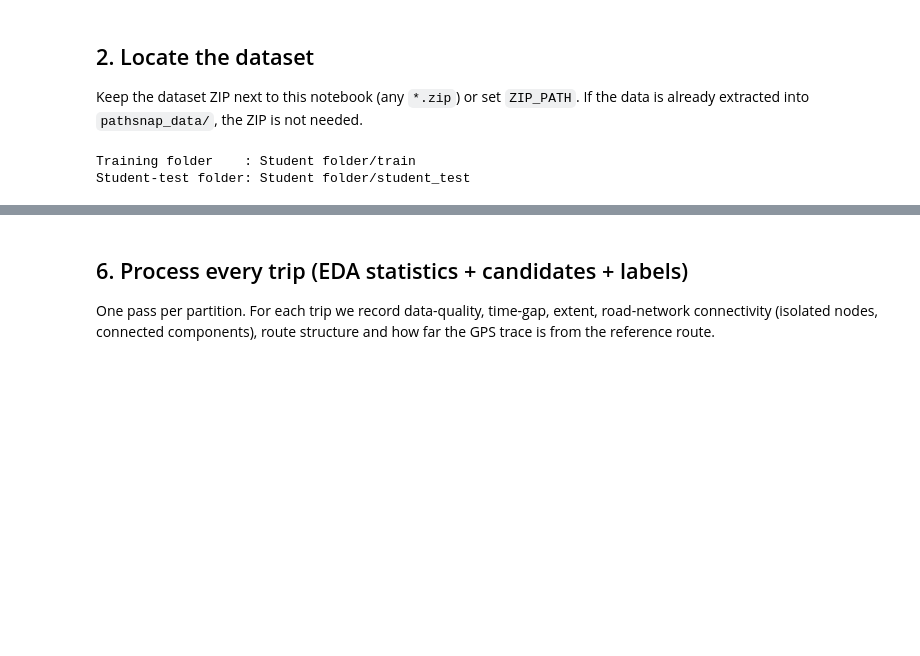
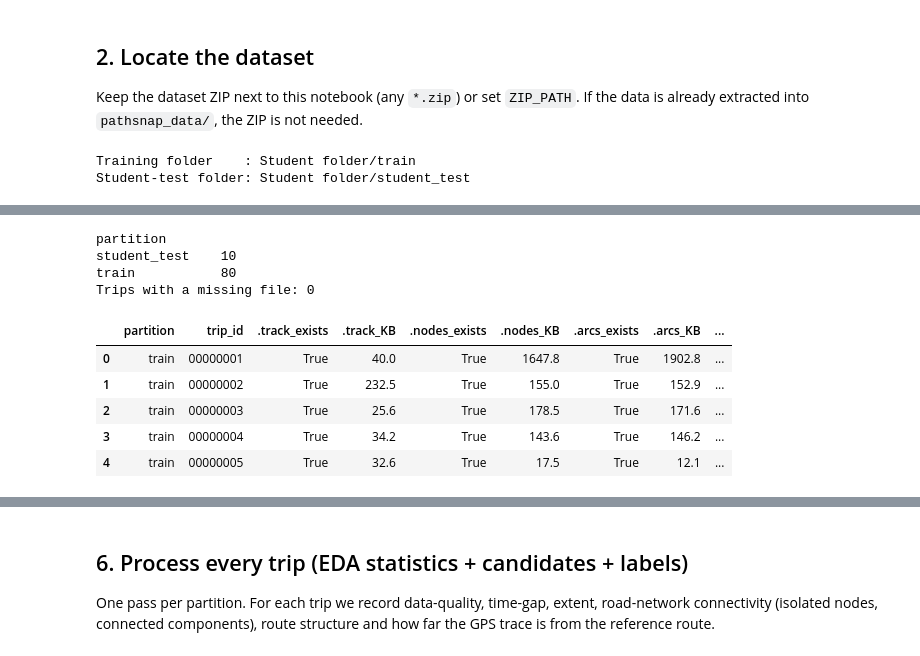
Before and after one commit to Sannath-Korada/ML_Hackathon_team_10, a Jupyter notebook: ML_team_10.ipynb, the cells around one changed output, grey strips where cells are left out. Drawn from its saved outputs; the diff is of its cells as text; code cells hidden in the pictures; blank space fills up the shorter version.

```diff
--- a/ML_team_10.ipynb
+++ b/ML_team_10.ipynb
@@ -48,7 +48,7 @@ FEATURES = ["distance_m", "midpoint_distance_m", "segment_length_m", "speed_mps"
 ## 2. Locate the dataset
 Keep the dataset ZIP next to this notebook (any `*.zip`) or set `ZIP_PATH`. If the data is already extracted into `pathsnap_data/`, the ZIP is not needed.
 # %%
-DATA_DIR = Path("Student folder")  # Change this to your extracted dataset folder if needed
+DATA_DIR = Path("./Student folder")
 
 def find_dirs(root):
     dirs = [p for p in root.rglob("*") if p.is_dir() and "__MACOSX" not in p.parts]
@@ -71,0 +75,32 @@ Student-test folder: Student folder/student_test
+# %%
+EXTS = [".track", ".nodes", ".arcs", ".route"]
+
+def trip_folders(folder):
+    return sorted(p for p in folder.iterdir() if p.is_dir() and (p / f"{p.name}.track").exists())
+
+def inventory(folder, partition):
+    rows = []
+    for td in trip_folders(folder):
+        row = {"partition": partition, "trip_id": td.name}
+        for e in EXTS:
+            f = td / f"{td.name}{e}"
+            row[e + "_exists"] = f.exists()
+            row[e + "_KB"] = round(f.stat().st_size / 1024, 1) if f.exists() else 0
+        rows.append(row)
+    return pd.DataFrame(rows)
+
+inv = pd.concat([inventory(TRAIN_DIR, "train"), inventory(STUDENT_TEST_DIR, "student_test")], ignore_index=True)
+print(inv.groupby("partition")["trip_id"].count().rename("trips").to_string())
+print("Trips with a missing file:", int((~inv[[e + "_exists" for e in EXTS]].all(axis=1)).sum()))
+display(inv.head())
+# %% [output]
+partition
+student_test    10
+train           80
+Trips with a missing file: 0
+|  | partition | trip_id | .track_exists | .track_KB | .nodes_exists | .nodes_KB | .arcs_exists | .arcs_KB | ... |
+| 0 | train | 00000001 | True | 40.0 | True | 1647.8 | True | 1902.8 | ... |
+| 1 | train | 00000002 | True | 232.5 | True | 155.0 | True | 152.9 | ... |
+| 2 | train | 00000003 | True | 25.6 | True | 178.5 | True | 171.6 | ... |
+| 3 | train | 00000004 | True | 34.2 | True | 143.6 | True | 146.2 | ... |
+| 4 | train | 00000005 | True | 32.6 | True | 17.5 | True | 12.1 | ... |
```
Also changed, not shown: parts of 20 cells of this notebook, 3 other files.
